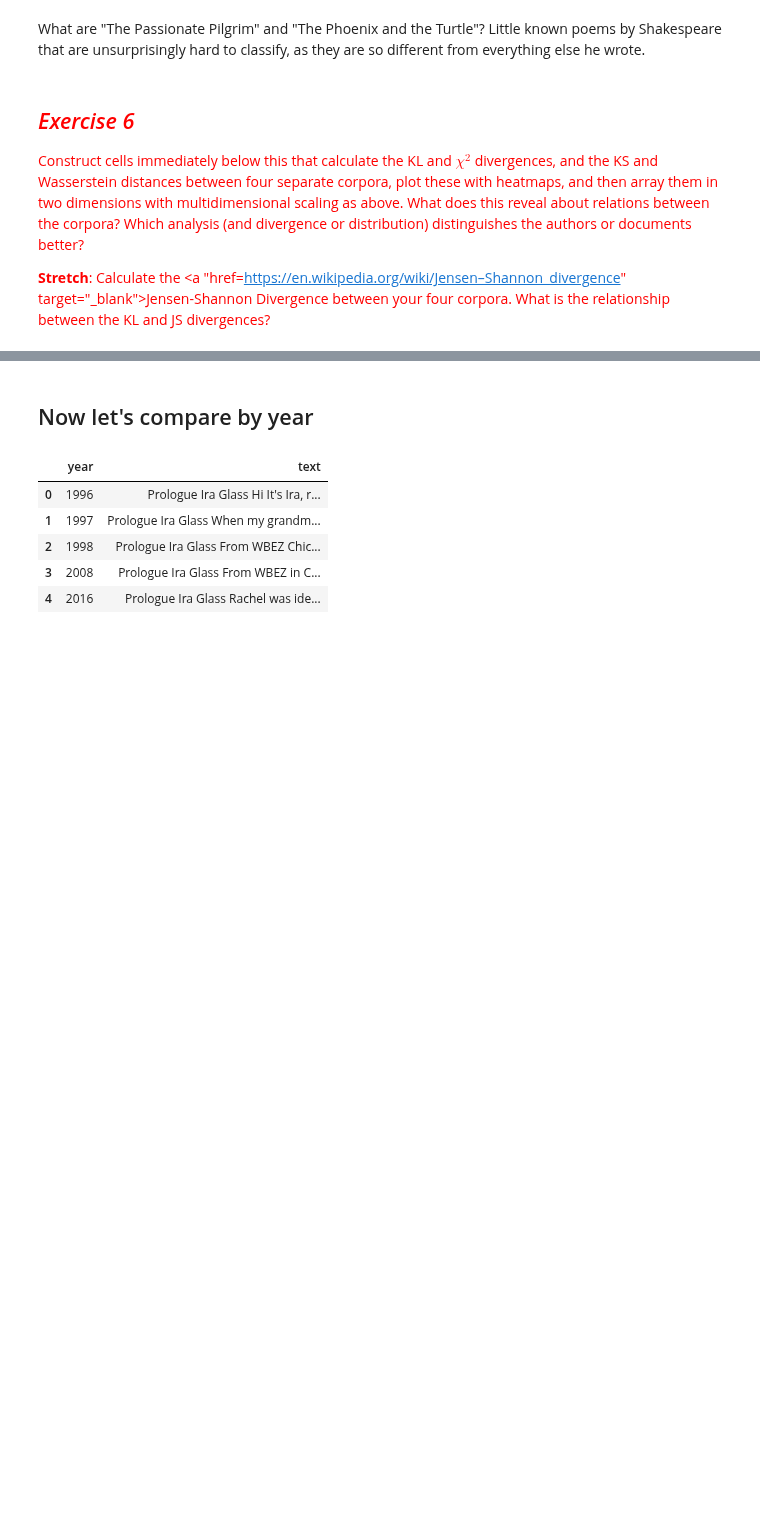
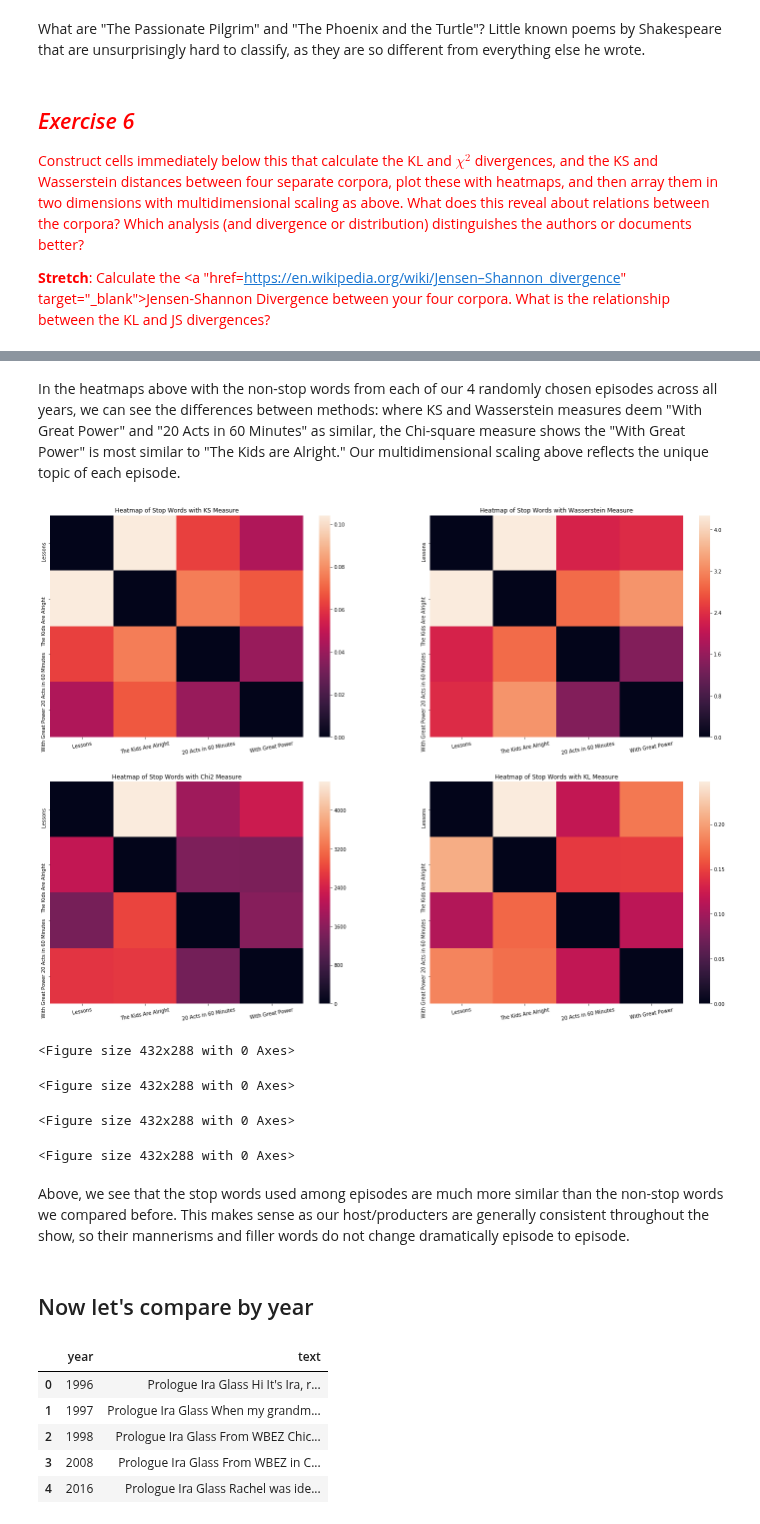
Before and after one commit to katykoenig/Content-Analysis-2020, a Jupyter notebook: week-4/4-Counting-Words-Phrases.ipynb, the cells around one changed output, grey strips where cells are left out. Cells and saved outputs as stored; diff of their text form; code cells hidden in the pictures; blank space fills up the shorter version.

```diff
--- a/week-4/4-Counting-Words-Phrases.ipynb
+++ b/week-4/4-Counting-Words-Phrases.ipynb
@@ -2844,3 +2846,30 @@ for i, txt in enumerate(fileids):
+# %% [markdown]
+In the heatmaps above with the non-stop words from each of our 4 randomly chosen episodes across all years, we can see the differences between methods: where KS and Wasserstein measures deem "With Great Power" and "20 Acts in 60 Minutes" as similar, the Chi-square measure shows the "With Great Power" is most similar to "The Kids are Alright." Our multidimensional scaling above reflects the unique topic of each episode.
+# %%
+measure_lst = ['KS', "Wasserstein", "Chi2", "KL"]
+f, axes = plt.subplots(2, 2, figsize=(25, 18))
+for measure, ax in zip(measure_lst, axes.flatten()[:4]):
+    ax.set_title(f'Heatmap of Stop Words with {measure} Measure')
+    L = []
+    for p in corpora_s:
+        l = []
+        for q in corpora_s:
+            l.append(Divergence(p,q, difference=measure))
+        L.append(l)
+    M = np.array(L)
+    fig = plt.figure()
+    div = pd.DataFrame(M, columns=fileids, index=fileids)
+    g = sns.heatmap(div, ax=ax)
+    plt.setp(g.get_xticklabels(), rotation=10)
+plt.show()
+# %% [output]
+[figure, added]
+<Figure size 432x288 with 0 Axes>
+<Figure size 432x288 with 0 Axes>
+<Figure size 432x288 with 0 Axes>
+<Figure size 432x288 with 0 Axes>
+# %% [markdown]
+Above, we see that the stop words used among episodes are much more similar than the non-stop words we compared before. This makes sense as our host/producters are generally consistent throughout the show, so their mannerisms and filler words do not change dramatically episode to episode.
 # %% [markdown]
 ## Now let's compare by year
 # %%
```
Also changed, not shown: parts of 10 cells of this notebook.
